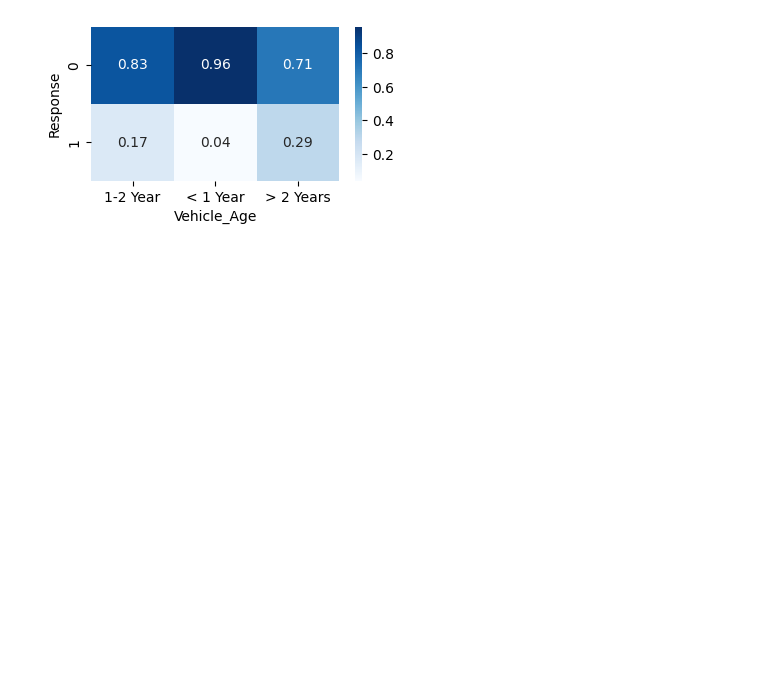
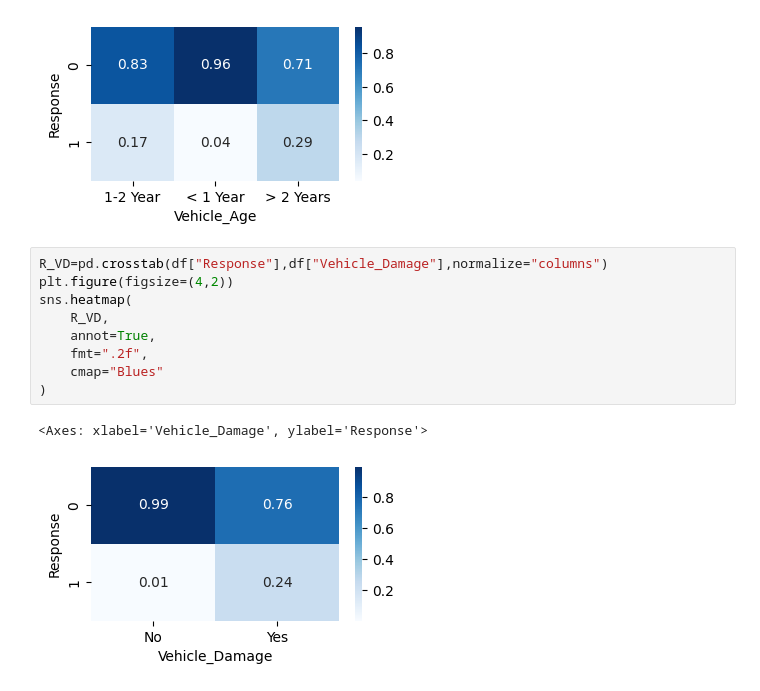
Before and after one commit to lalit7886/Vehicle_price_prediction, a Jupyter notebook: notebook/data_science_part.ipynb, the cells around one changed output. Drawn from its saved outputs; the diff is of its cells as text; blank space fills up the shorter version.

```diff
--- a/notebook/data_science_part.ipynb
+++ b/notebook/data_science_part.ipynb
@@ -177,3 +188,15 @@ sns.heatmap(
 # %% [output]
 <Axes: xlabel='Vehicle_Age', ylabel='Response'>
 [figure]
+# %%
+R_VD=pd.crosstab(df["Response"],df["Vehicle_Damage"],normalize="columns")
+plt.figure(figsize=(4,2))
+sns.heatmap(
+    R_VD,
+    annot=True,
+    fmt=".2f",
+    cmap="Blues"
+)
+# %% [output]
+<Axes: xlabel='Vehicle_Damage', ylabel='Response'>
+[figure, added]
```
Also changed, not shown: parts of 16 cells of this notebook, 11 other files.
